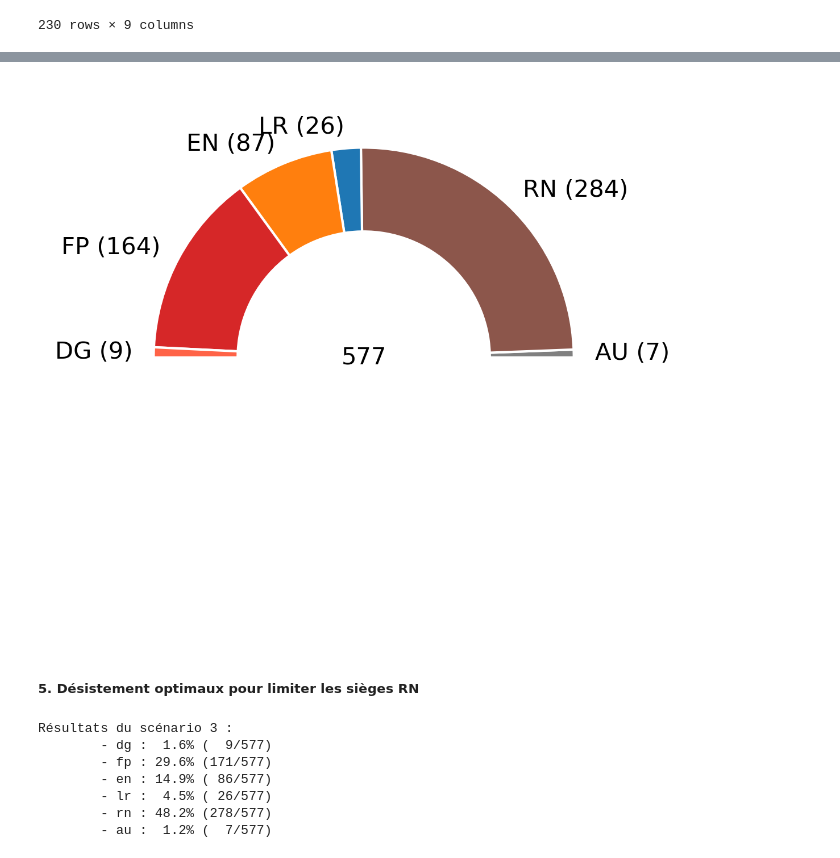
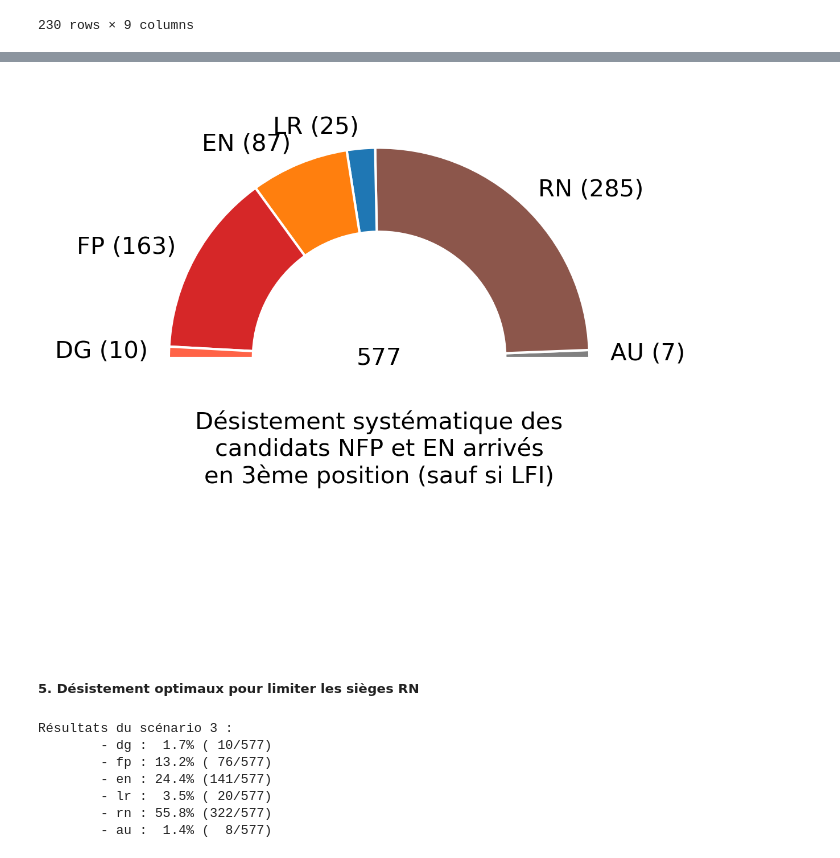
Before and after one commit to amounier/datan, a Jupyter notebook: Reports.ipynb, the cells around one changed output, grey strips where cells are left out. Cells and saved outputs as stored; diff of their text form; code cells hidden in the pictures.

Commit message:
update projections graphs

```diff
--- a/Reports.ipynb
+++ b/Reports.ipynb
@@ -903,24 +906,25 @@ Résultats du scénario 4 :
 # %%
 # plot half pie chart
 label = list(elected.keys())[::-1]
 val = [elected.get(l) for l in label]
 colors = [colors_nuances.get(l) for l in label]
 
 label = ['{} ({})'.format(s.upper(), sieges.get(s)) for s in label]
 
 label.append("")
 val.append(sum(val))  # 50% blank
 colors.append('white')
 
 fig,ax = plt.subplots(figsize=(10,4),dpi=300)
 wedges, labels = plt.pie(val, wedgeprops=dict(width=0.4,edgecolor='w'),labels=label, colors=colors)
 wedges[-1].set_visible(False)
 ax.margins(x=0, y=5)
 ax.text(0.5, 0.5, '577', transform = ax.transAxes, va = 'center', ha = 'center')
+ax.text(0.5, 0.4, 'Désistement systématique des\ncandidats NFP et EN arrivés\nen 3ème position (sauf si LFI)', transform = ax.transAxes, va = 'top', ha = 'center')
 plt.savefig(os.path.join(save_path,'votes_T2_projections_S4.png'),bbox_inches='tight')
 plt.show()
 # %% [output]
-[figure, old version]
+[figure, new version]
 # %% [markdown]
 ##### 5. Désistement optimaux pour limiter les sièges RN
 # %%
@@ -956,8 +960,8 @@ for circo in tqdm.tqdm(circos):
             else:
                 qualifs_dict[k] += v
 
-        # retrait des candidats NFP arrivés en 3ème position dans le second tour
-        if len(qualifs)==3 and qualifs.groupe_nuance.values[-1]=='fp':
+        # optimisation des désistements en cas de triangulaire
+        if len(qualifs)==3:
             qualifs = qualifs[qualifs['groupe_nuance']!='fp']
             qualifs_dict = dict()
             for k,v in zip(qualifs.groupe_nuance, qualifs.Voix):
@@ -968,25 +972,6 @@ for circo in tqdm.tqdm(circos):
 
             # mise à part des candidats non qualifiés + du candidat NFP
             non_qualifs = results_circo[(results_circo['Elu(e)']=='NON')|(results_circo['groupe_nuance']=='fp')]
-            non_qualifs_dict = dict()
-            for k,v in zip(non_qualifs.groupe_nuance, non_qualifs.Voix):
-                if k not in non_qualifs_dict.keys():
-                    non_qualifs_dict[k] = v
-                else:
-                    non_qualifs_dict[k] += v
-
-        # retrait des candidats ENS arrivés en 3ème position dans le second tour
-        elif len(qualifs)==3 and qualifs.groupe_nuance.values[-1]=='en':
-            qualifs = qualifs[qualifs['groupe_nuance']!='en']
-            qualifs_dict = dict()
-            for k,v in zip(qualifs.groupe_nuance, qualifs.Voix):
-                if k not in qualifs_dict.keys():
-                    qualifs_dict[k] = v
-                else:
-                    qualifs_dict[k] += v
-
-            # mise à part des candidats non qualifiés + du candidat ENS
-            non_qualifs = results_circo[(results_circo['Elu(e)']=='NON')|(results_circo['groupe_nuance']=='en')]
             non_qualifs_dict = dict()
             for k,v in zip(non_qualifs.groupe_nuance, non_qualifs.Voix):
                 if k not in non_qualifs_dict.keys():
@@ -1057,9 +1042,9 @@ for gr, vo in elected.items():
 print(resume)
 # %% [output]
 Résultats du scénario 3 :
-        - dg :  1.6% (  9/577)
-        - fp : 29.6% (171/577)
-        - en : 14.9% ( 86/577)
-        - lr :  4.5% ( 26/577)
-        - rn : 48.2% (278/577)
-        - au :  1.2% (  7/577)
+        - dg :  1.7% ( 10/577)
+        - fp : 13.2% ( 76/577)
+        - en : 24.4% (141/577)
+        - lr :  3.5% ( 20/577)
+        - rn : 55.8% (322/577)
+        - au :  1.4% (  8/577)
```
Also changed, not shown: parts of 7 cells of this notebook, 4 other files.
